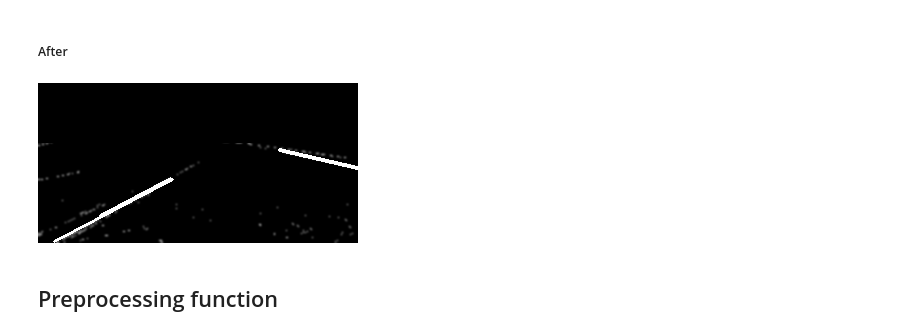
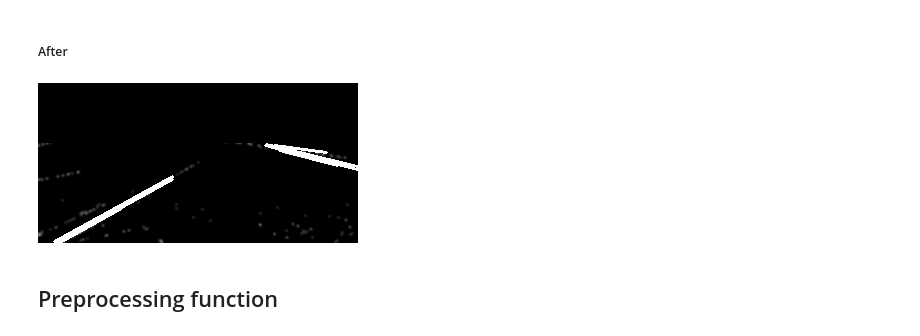
Before and after one commit to TheoLvs/reinforcement-learning, a Jupyter notebook: 3. Self Driving Car/Udacity environment/1. Udacity environment - preprocessing.ipynb, the cells around one changed output. Saved outputs shown, nothing was run; the diff lists cells and outputs as text; code cells hidden in the pictures.

```diff
--- a/3. Self Driving Car/Udacity environment/1. Udacity environment - preprocessing.ipynb
+++ b/3. Self Driving Car/Udacity environment/1. Udacity environment - preprocessing.ipynb
@@ -109,7 +110,7 @@ def draw_lines(img,lines):
     return img
 # %%
 def detect_hough_lines(img,alpha = 100,min_length = 200,max_gap = 15):
-    lines = cv2.HoughLinesP(img, 1, np.pi/180, alpha,min_length,max_gap)
+    lines = cv2.HoughLinesP(img, 1, np.pi/180,alpha,np.array([]),min_length,max_gap)
     img = draw_lines(img,lines)
     return img
 # %% [markdown]
@@ -121,9 +122,9 @@ Image.fromarray(img_edges_filtered)
 # %% [markdown]
 ##### After
 # %%
-img_lanes = detect_hough_lines(img_edges_filtered,10,max_gap=50)
+img_lanes = detect_hough_lines(img_edges_filtered,50,min_length=50,max_gap=1)
 Image.fromarray(img_lanes)
 # %% [output]
-[figure, old version]
+[figure, new version]
 # %% [markdown]
 ## Preprocessing function
```
Also changed, not shown: parts of 19 cells of this notebook, 1 other file.
